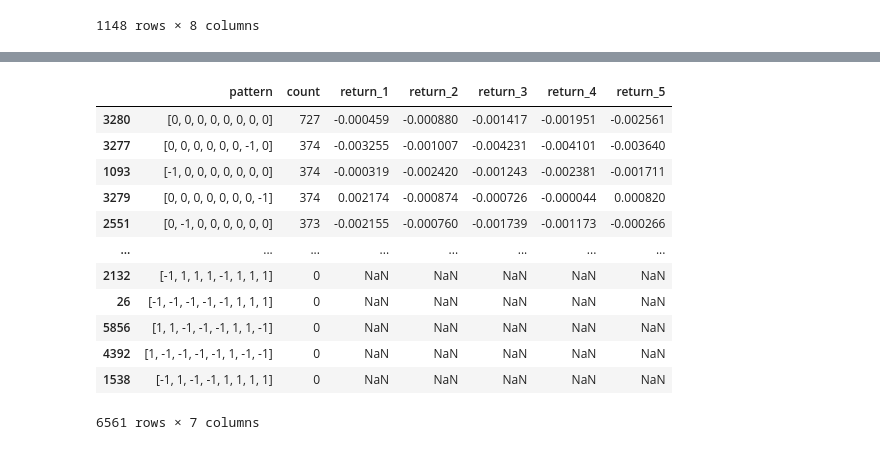
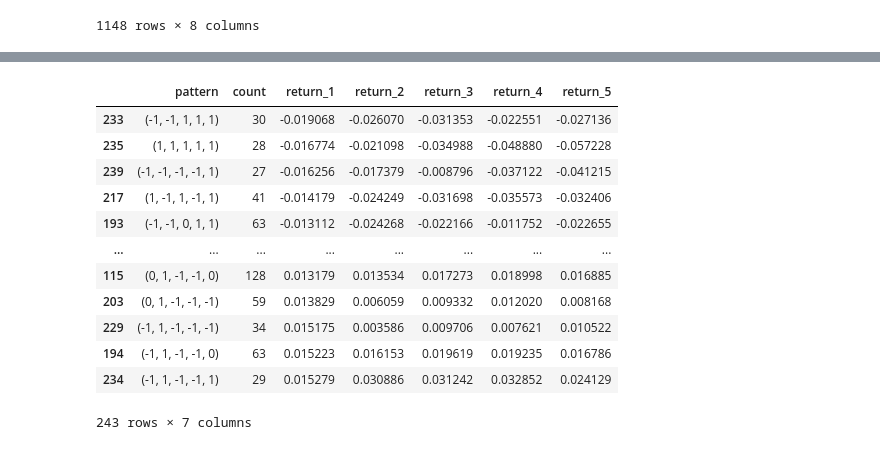
Before and after one commit to xTerradon/finance-visuals, a Jupyter notebook: code/test.ipynb, the cells around one changed output, grey strips where cells are left out. Drawn from its saved outputs; the diff is of its cells as text; code cells hidden in the pictures.

```diff
--- a/code/test.ipynb
+++ b/code/test.ipynb
@@ -53,6 +53,6 @@ data
 | 1147 | 1727654400 | 0.265 | 0.266 | 0.250 | 0.250 | 125853.735555 | 56 | 2024-09-30 |
 1148 rows × 8 columns
 # %%
-annotated = ah.annotate_previous_movement(data, 3)
+annotated = ah.annotate_data(data, 5, 5)
 annotated
 # %% [output]
@@ -94,17 +72,17 @@ plt.plot(annotated.loc[1140:,'close'])
 # %%
-stats = ah.get_stats_from_previous_movement(annotated, 8, 5)
-stats
+stats = ah.get_stats_from_previous_movement(annotated, 5, 5)
+stats.sort_values("return_1")
 # %% [output]
 |  | pattern | count | return_1 | return_2 | return_3 | return_4 | return_5 |
-| 3280 | [0, 0, 0, 0, 0, 0, 0, 0] | 727 | -0.000459 | -0.000880 | -0.001417 | -0.001951 | -0.002561 |
-| 3277 | [0, 0, 0, 0, 0, 0, -1, 0] | 374 | -0.003255 | -0.001007 | -0.004231 | -0.004101 | -0.003640 |
-| 1093 | [-1, 0, 0, 0, 0, 0, 0, 0] | 374 | -0.000319 | -0.002420 | -0.001243 | -0.002381 | -0.001711 |
-| 3279 | [0, 0, 0, 0, 0, 0, 0, -1] | 374 | 0.002174 | -0.000874 | -0.000726 | -0.000044 | 0.000820 |
-| 2551 | [0, -1, 0, 0, 0, 0, 0, 0] | 373 | -0.002155 | -0.000760 | -0.001739 | -0.001173 | -0.000266 |
+| 233 | (-1, -1, 1, 1, 1) | 30 | -0.019068 | -0.026070 | -0.031353 | -0.022551 | -0.027136 |
+| 235 | (1, 1, 1, 1, 1) | 28 | -0.016774 | -0.021098 | -0.034988 | -0.048880 | -0.057228 |
+| 239 | (-1, -1, -1, -1, 1) | 27 | -0.016256 | -0.017379 | -0.008796 | -0.037122 | -0.041215 |
+| 217 | (1, -1, 1, -1, 1) | 41 | -0.014179 | -0.024249 | -0.031698 | -0.035573 | -0.032406 |
+| 193 | (-1, -1, 0, 1, 1) | 63 | -0.013112 | -0.024268 | -0.022166 | -0.011752 | -0.022655 |
 | ... | ... | ... | ... | ... | ... | ... | ... |
-| 2132 | [-1, 1, 1, 1, -1, 1, 1, 1] | 0 | NaN | NaN | NaN | NaN | NaN |
-| 26 | [-1, -1, -1, -1, -1, 1, 1, 1] | 0 | NaN | NaN | NaN | NaN | NaN |
-| 5856 | [1, 1, -1, -1, -1, 1, 1, -1] | 0 | NaN | NaN | NaN | NaN | NaN |
-| 4392 | [1, -1, -1, -1, -1, 1, -1, -1] | 0 | NaN | NaN | NaN | NaN | NaN |
-| 1538 | [-1, 1, -1, -1, 1, 1, 1, 1] | 0 | NaN | NaN | NaN | NaN | NaN |
+| 115 | (0, 1, -1, -1, 0) | 128 | 0.013179 | 0.013534 | 0.017273 | 0.018998 | 0.016885 |
+| 203 | (0, 1, -1, -1, -1) | 59 | 0.013829 | 0.006059 | 0.009332 | 0.012020 | 0.008168 |
+| 229 | (-1, 1, -1, -1, -1) | 34 | 0.015175 | 0.003586 | 0.009706 | 0.007621 | 0.010522 |
+| 194 | (-1, 1, -1, -1, 0) | 63 | 0.015223 | 0.016153 | 0.019619 | 0.019235 | 0.016786 |
+| 234 | (-1, 1, -1, -1, 1) | 29 | 0.015279 | 0.030886 | 0.031242 | 0.032852 | 0.024129 |
-6561 rows × 7 columns
+243 rows × 7 columns
```
Also changed, not shown: parts of 6 cells of this notebook, 5 other files.
